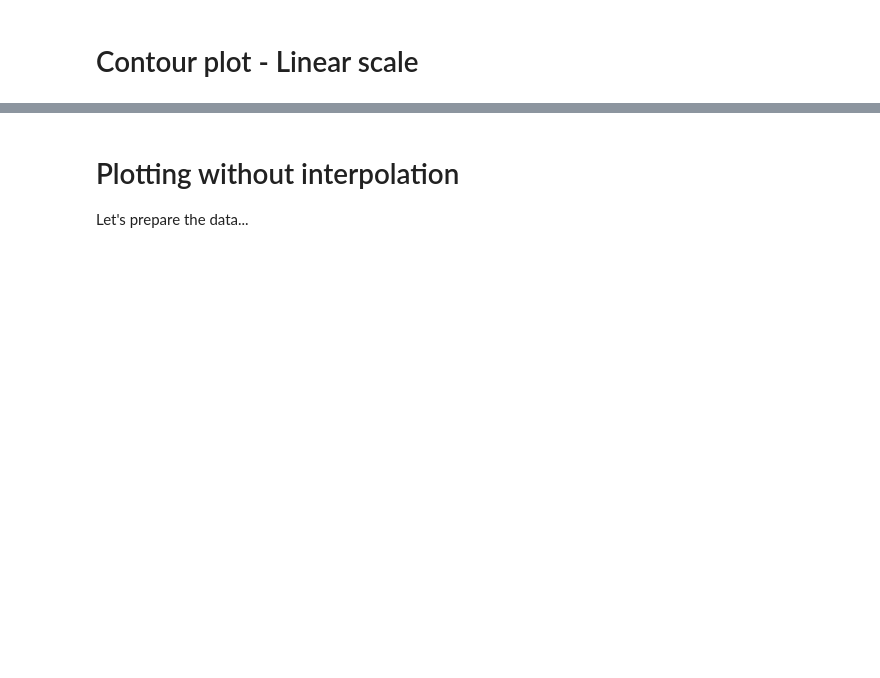
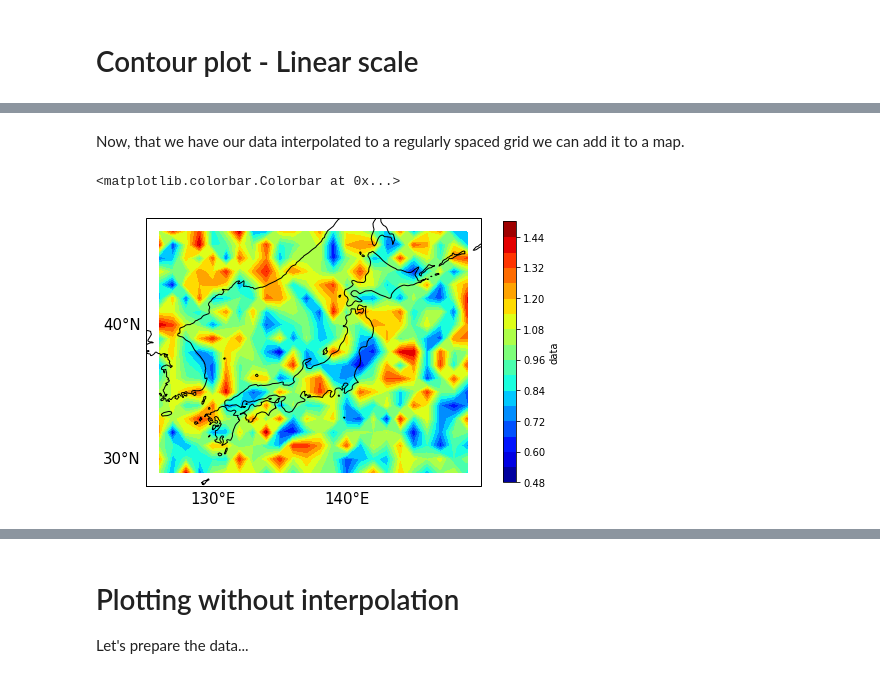
Before and after one commit to mnky9800n/Python-course-materials-for-seismology-students, a Jupyter notebook: example_notebooks/cartopy/Maps for unshaped data using cartopy.ipynb, the cells around one changed output, grey strips where cells are left out. Saved outputs shown, nothing was run; the diff lists cells and outputs as text; code cells hidden in the pictures; blank space fills up the shorter version.

Commit message:
added explanation for gridding data and interpolation

```diff
--- a/example_notebooks/cartopy/Maps for unshaped data using cartopy.ipynb
+++ b/example_notebooks/cartopy/Maps for unshaped data using cartopy.ipynb
@@ -235,0 +109,18 @@ fig.colorbar(cbar                               # add a colorbar
+# %% [markdown]
+Now, that we have our data interpolated to a regularly spaced grid we can add it to a map.
+# %%
+fig, ax, proj = basic_Japan_map()               # make our basic Japan map
+
+cbar = ax.contourf(xi,yi,zi                     # plot the contours
+            , 15                                # number of levels
+            , cmap=plt.cm.jet                   # colormap
+            , transform=proj)                   # projection to plot data in
+
+fig.colorbar(cbar                               # add a colorbar
+            , label='data'                      # colorbar label
+            , fraction=0.2                      # fraction of original axes to use for colorbar
+            , shrink=0.6                        # fraction by which to shrink the colorbar
+            , pad=0.05)                         # padding between cax and ax will be fixed at 0.05 inch)
+# %% [output]
+<matplotlib.colorbar.Colorbar at 0x...>
+[figure, added]
```
Also changed, not shown: parts of 25 cells of this notebook, 1 other file.
